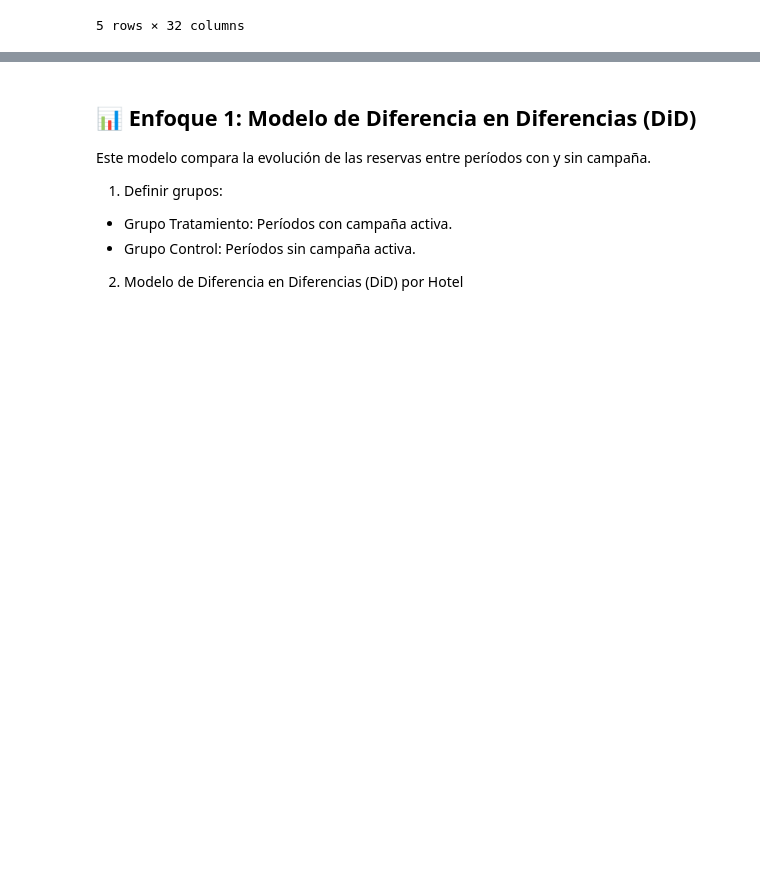
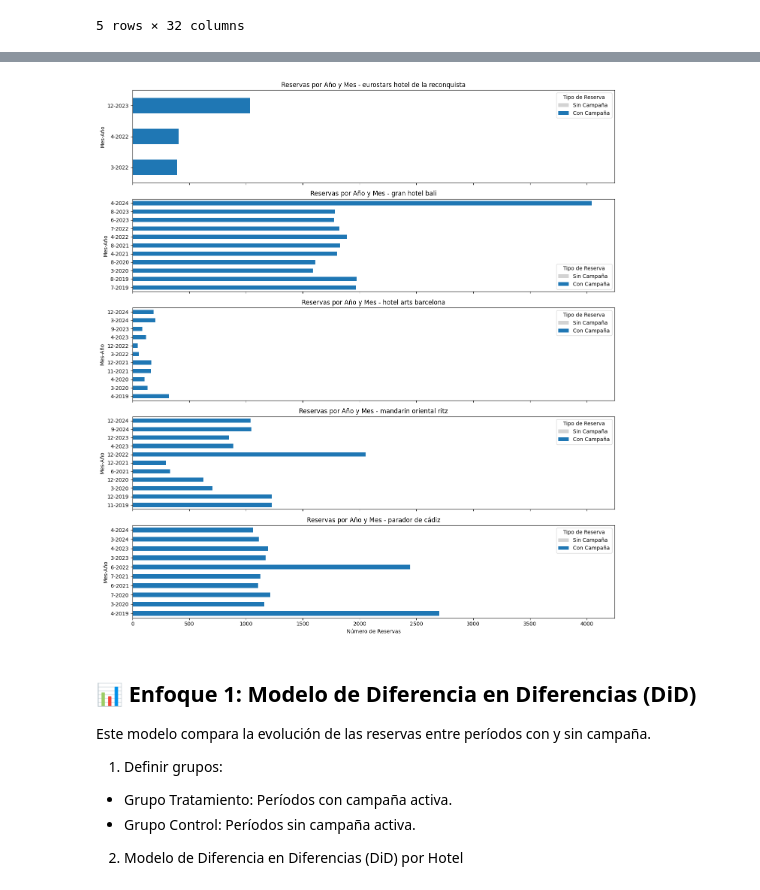
Before and after one commit to leonxrdon/TFM-ImpactoMarketing, a Jupyter notebook: notebooks/04_model_prediction.ipynb, the cells around one changed output, grey strips where cells are left out. Drawn from its saved outputs; the diff is of its cells as text; code cells hidden in the pictures; blank space fills up the shorter version.

```diff
--- a/notebooks/04_model_prediction.ipynb
+++ b/notebooks/04_model_prediction.ipynb
@@ -22,3 +92,37 @@ df['año'] = df['fecha_inicio'].dt.year
+# %%
+# Asegurar que ambas columnas existen en reservas_pivot
+if 'Reservas_Sin_Campaña' not in reservas_pivot.columns:
+	reservas_pivot['Reservas_Sin_Campaña'] = 0
+if 'Reservas_Con_Campaña' not in reservas_pivot.columns:
+	reservas_pivot['Reservas_Con_Campaña'] = 0
+
+# Crear una figura y un conjunto de subgráficos por hotel
+hoteles = reservas_pivot.index.get_level_values('hotel').unique()
+fig, axes = plt.subplots(nrows=len(hoteles), figsize=(14, 3 * len(hoteles)), sharex=True)
+
+if len(hoteles) == 1:
+	axes = [axes]
+
+for i, hotel in enumerate(hoteles):
+	data_hotel = reservas_pivot.xs(hotel, level='hotel').copy()
+	# Asegurar que ambas columnas existen para cada hotel
+	if 'Reservas_Sin_Campaña' not in data_hotel.columns:
+		data_hotel['Reservas_Sin_Campaña'] = 0
+	if 'Reservas_Con_Campaña' not in data_hotel.columns:
+		data_hotel['Reservas_Con_Campaña'] = 0
+	data_hotel[['Reservas_Sin_Campaña', 'Reservas_Con_Campaña']].plot(
+		kind='barh', stacked=True, ax=axes[i], color=['#d3d3d3', '#1f77b4']
+	)
+	axes[i].set_title(f'Reservas por Año y Mes - {hotel}')
+	axes[i].set_xlabel('Número de Reservas')
+	axes[i].set_ylabel('Mes-Año')
+	axes[i].set_yticklabels([f'{int(mes)}-{int(año)}' for año, mes in data_hotel.index])
+	axes[i].legend(title='Tipo de Reserva', labels=['Sin Campaña', 'Con Campaña'])
+
+plt.tight_layout()
+plt.show()
+# %% [output]
+[figure, added]
 # %% [markdown]
 ## 📊 Enfoque 1: Modelo de Diferencia en Diferencias (DiD)
 Este modelo compara la evolución de las reservas entre períodos con y sin campaña.
```
Also changed, not shown: parts of 8 cells of this notebook.
